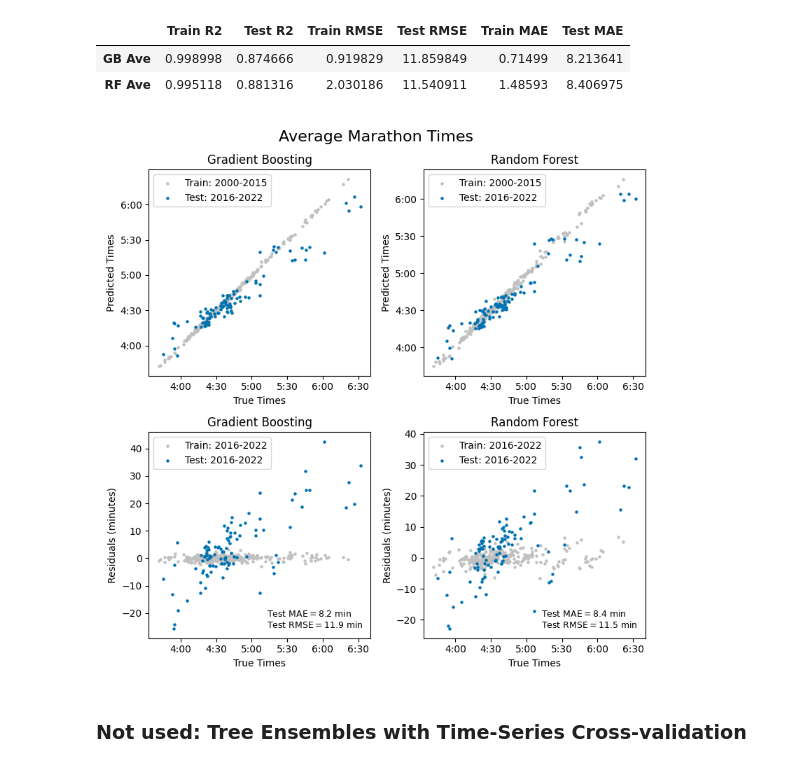
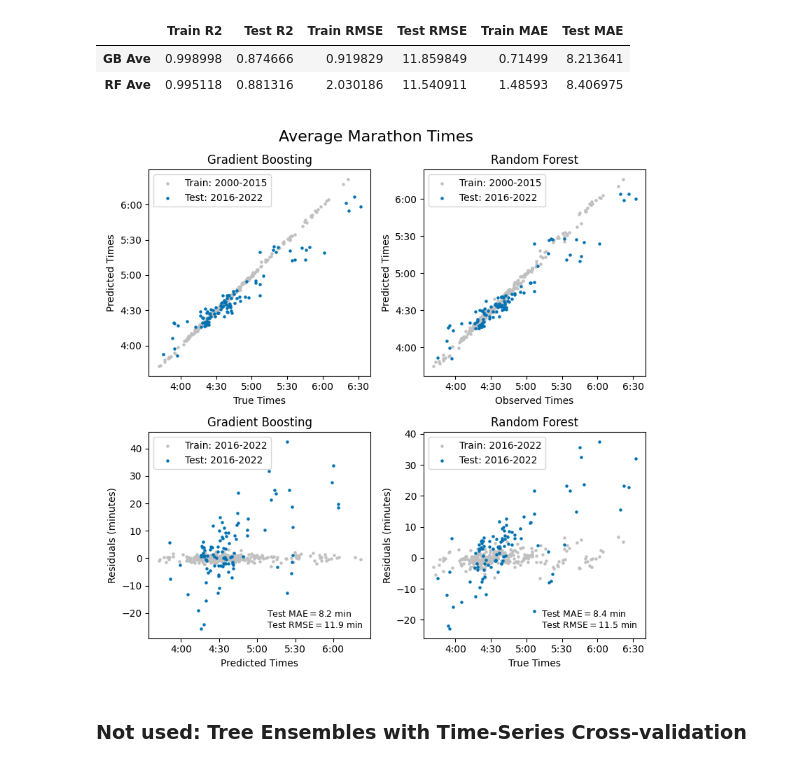
Before and after one commit to michael-p-k/MarathonPredictor, a Jupyter notebook: MarathonPredictor.ipynb, the cells around one changed output. Cells and saved outputs as stored; diff of their text form; code cells hidden in the pictures.

Commit message:
NormalScaler and corrected residuals
Changed linear models from RobustScaler to NormalScaler. Corrected residual plots to be residual vs predicted.

```diff
--- a/MarathonPredictor.ipynb
+++ b/MarathonPredictor.ipynb
@@ -378,7 +379,8 @@ features = [#'Event Name', 'City', 'State',
             'Finishers', 'Males', 'Females', 'Percent Female',
             'Elev Gain', 'Elev Loss', 'Elev Max', 'Elev Min',
             'STATION', 'LATITUDE', 'LONGITUDE', 'ELEVATION',
-            'TEMP', 'MAX', 'MIN', 'PRCP', 'DEWP', 'WDSP', 'RELHUM']
+            'TEMP', 'MAX', 'MIN', 'PRCP', 'DEWP', 'WDSP', 'RELHUM'
+            ]
 
 X_ave_train = train_df[features]
 X_f_train = X_ave_train
@@ -414,8 +416,8 @@ Split Fraction: 0.2512315270935961
 ### Linear, Ridge, and Lasso Regression: Default Parameters
 # %%
 # Scale the input features based on medians and inter-quartile ranges
-from sklearn.preprocessing import RobustScaler
-scaler = RobustScaler()
+from sklearn.preprocessing import StandardScaler
+scaler = StandardScaler()
 X_ave_train_scaled = scaler.fit_transform(X_ave_train)
 # we must apply the scaling to the test set that we computed for the training set
 X_ave_test_scaled = scaler.transform(X_ave_test)
@@ -813,47 +834,47 @@ y_ave_train_rf = grid_rf_shuffle_ave.predict(X_ave_train)
 
 ax2.scatter(y_ave_train,y_ave_train_rf, s=5, label='Train: 2000-2015', color='silver')
 ax2.scatter(y_ave_test,y_ave_test_rf, s=5, label='Test: 2016-2022')
-ax2.set_xlabel('True Times')
+ax2.set_xlabel('Observed Times')
 ax2.set_ylabel('Predicted Times')
 ax2.set_title('Random Forest')
 
-ax3.scatter(y_ave_train, gb_train_resid, s=5, label='Train: 2016-2022', color='silver')
-ax3.scatter(y_ave_test, gb_test_resid, s=5, label='Test: 2016-2022')
-ax3.set_xlabel('True Times')
+ax3.scatter(y_ave_train_gb, gb_train_resid, s=5, label='Train: 2016-2022', color='silver')
+ax3.scatter(y_ave_test_rf, gb_test_resid, s=5, label='Test: 2016-2022')
+ax3.set_xlabel('Predicted Times')
 ax3.set_ylabel('Residuals (minutes)')
 ax3.set_title('Gradient Boosting')
 
 ax4.scatter(y_ave_train, rf_train_resid, s=5, label='Train: 2016-2022', color='silver')
 ax4.scatter(y_ave_test, rf_test_resid, s=5, label='Test: 2016-2022')
 ax4.set_xlabel('True Times')
 ax4.set_ylabel('Residuals (minutes)')
 ax4.set_title('Random Forest')
 
 # Create annotations for fit metrics
 gb_note = AnchoredText(f"Test MAE$={ave_perf_df.loc['GB Ave','Test MAE']:.1f}$ min\nTest RMSE$={ave_perf_df.loc['GB Ave','Test RMSE']:.1f}$ min",
                      prop=dict(size=9), frameon=False, loc='lower right')
 rf_note = AnchoredText(f"Test MAE$={ave_perf_df.loc['RF Ave','Test MAE']:.1f}$ min\nTest RMSE$={ave_perf_df.loc['RF Ave','Test RMSE']:.1f}$ min",
                      prop=dict(size=9), frameon=False, loc='lower right')
 ax3.add_artist(gb_note)
 ax4.add_artist(rf_note)
 
 # Set tick labels and legends
 for ax in [ax1,ax2]:
     ax.yaxis.set_major_locator(mticker.MultipleLocator(base=1800))
     ax.yaxis.set_major_formatter(formatter)
     ax.xaxis.set_major_locator(mticker.MultipleLocator(base=1800))
     ax.xaxis.set_major_formatter(formatter)
     ax.legend()
 for ax in [ax3,ax4]:
     ax.xaxis.set_major_locator(mticker.MultipleLocator(base=1800))
     ax.xaxis.set_major_formatter(formatter)
     ax.legend()
 
 fig.suptitle('Average Marathon Times', fontsize=16)
 
 fig.tight_layout()
 # %% [output]
-[figure, old version]
+[figure, new version]
 # %%
 # Honolulu has all of the slowest averages because the course stays open for walking participants.
 # Test data (recent years) has 4 of the 5 slowest overall average finish times.
```
Also changed, not shown: parts of 15 cells of this notebook.
